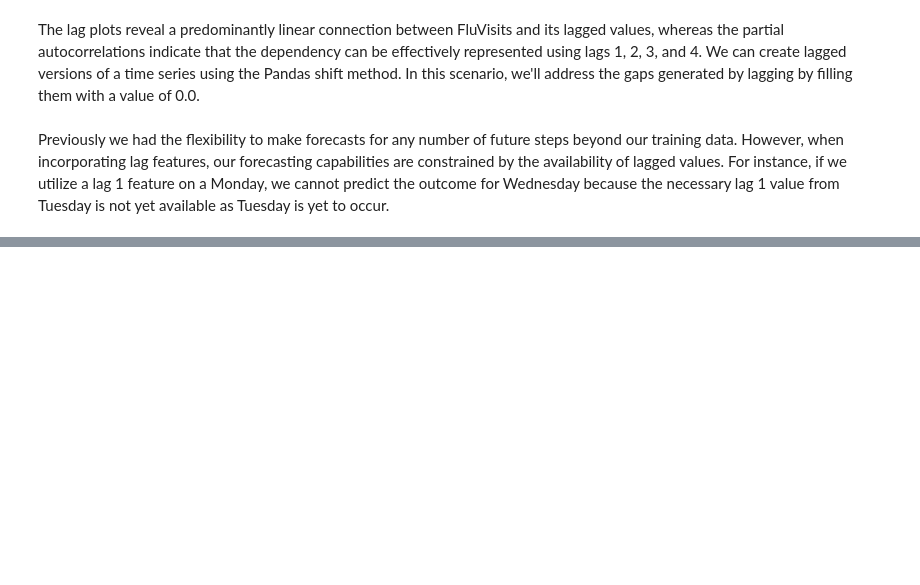
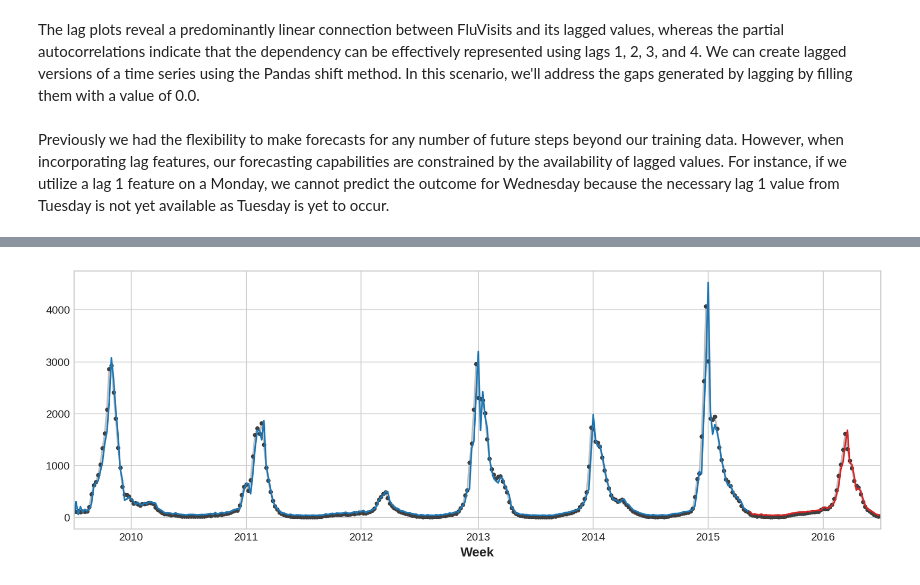
Before and after one commit to gani88/ForecastingTimeSeries, a Jupyter notebook: Forecasting_4_Lag_Embedding.ipynb, the cells around one changed output, grey strips where cells are left out. Saved outputs shown, nothing was run; the diff lists cells and outputs as text; code cells hidden in the pictures; blank space fills up the shorter version.

```diff
--- a/Forecasting_4_Lag_Embedding.ipynb
+++ b/Forecasting_4_Lag_Embedding.ipynb
@@ -339,3 +339,11 @@ X = make_lags(flu_trends.FluVisits, lags=4)
 X = X.fillna(0.0)
 # %% [markdown]
  Previously we had the flexibility to make forecasts for any number of future steps beyond our training data. However, when incorporating lag features, our forecasting capabilities are constrained by the availability of lagged values. For instance, if we utilize a lag 1 feature on a Monday, we cannot predict the outcome for Wednesday because the necessary lag 1 value from Tuesday is not yet available as Tuesday is yet to occur.
+# %%
+y = flu_trends.FluVisits.copy()
+X_train, X_test, y_train, y_test = train_test_split(X, y, test_size=60, shuffle=False)
+
+model = LinearRegression()
+model.fit(X_train, y_train)
+y_pred = pd.Series(model.predict(X_train), index=y_train.index)
+y_cast = pd.Series(model.predict(X_test), index=y_test.index)
@@ -341,0 +386,7 @@ X = X.fillna(0.0)
+# %%
+ax = y_train.plot(**plot_params)
+ax = y_test.plot(**plot_params)
+ax = y_pred.plot(ax=ax)
+_ = y_cast.plot(ax=ax, color='C3')
+# %% [output]
+[figure, added]
```
Also changed, not shown: parts of 8 cells of this notebook.
